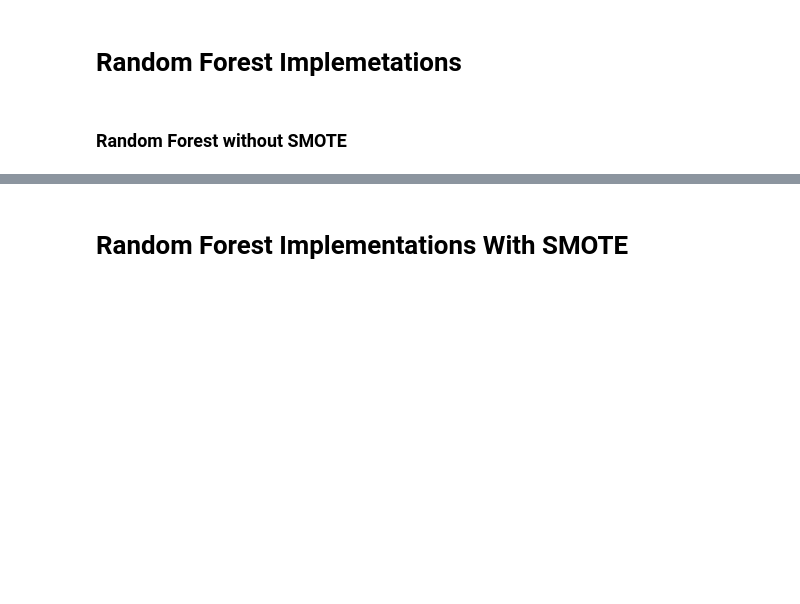
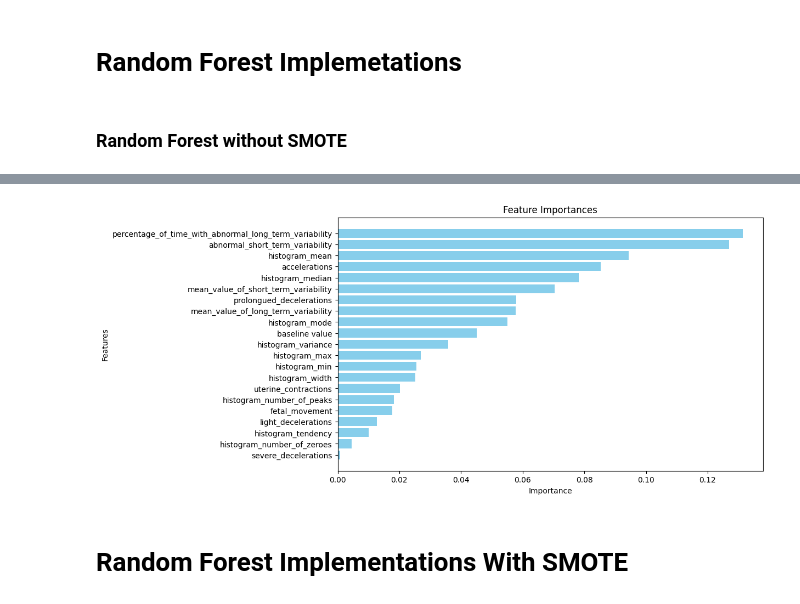
Before and after one commit to Rk-Pudasaini/Applied_Machine_Learning, a Jupyter notebook: Fetal_health_classification.ipynb, the cells around one changed output, grey strips where cells are left out. Drawn from its saved outputs; the diff is of its cells as text; code cells hidden in the pictures; blank space fills up the shorter version.

```diff
--- a/Fetal_health_classification.ipynb
+++ b/Fetal_health_classification.ipynb
@@ -184,3 +184,24 @@ Testing Confusion Matrix:
+# %%
+# Extract and display important features
+importance = rf_classifier.feature_importances_
+features = X_train1.columns
+feature_importance = dict(zip(features, importance))
+sorted_feature_importance = sorted(feature_importance.items(), key=lambda x: x[1], reverse=True)
+
+# Extracting feature names and importances
+feature_names = [feature[0] for feature in sorted_feature_importance]
+importances = [feature[1] for feature in sorted_feature_importance]
+
+# Plotting the bar graph
+plt.figure(figsize=(10, 6))
+plt.barh(feature_names, importances, color='skyblue')
+plt.xlabel('Importance')
+plt.ylabel('Features')
+plt.title('Feature Importances')
+plt.gca().invert_yaxis()  # Invert y-axis to have the highest feature on top
+plt.show()
+# %% [output]
+[figure, added]
 # %% [markdown]
 # Random Forest Implementations With SMOTE
 # %%
```
Also changed, not shown: parts of 2 cells of this notebook.
